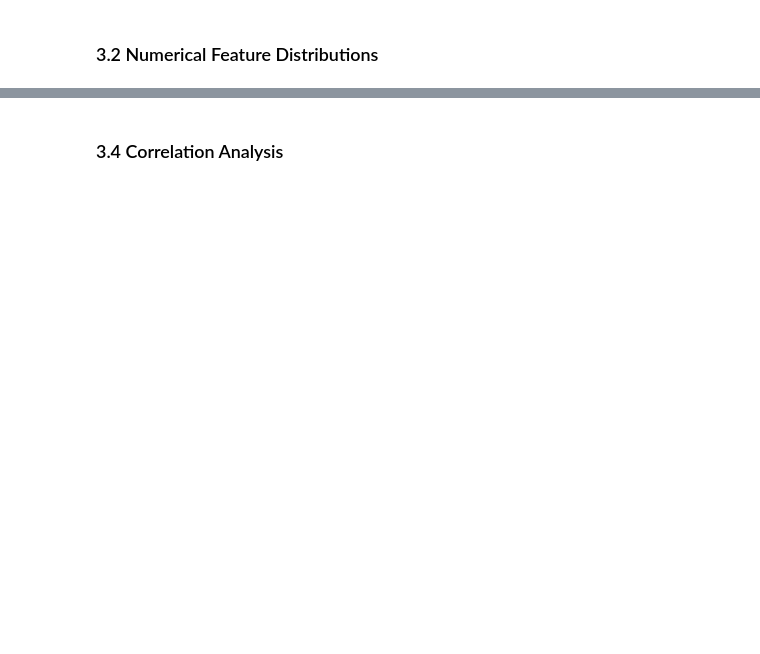
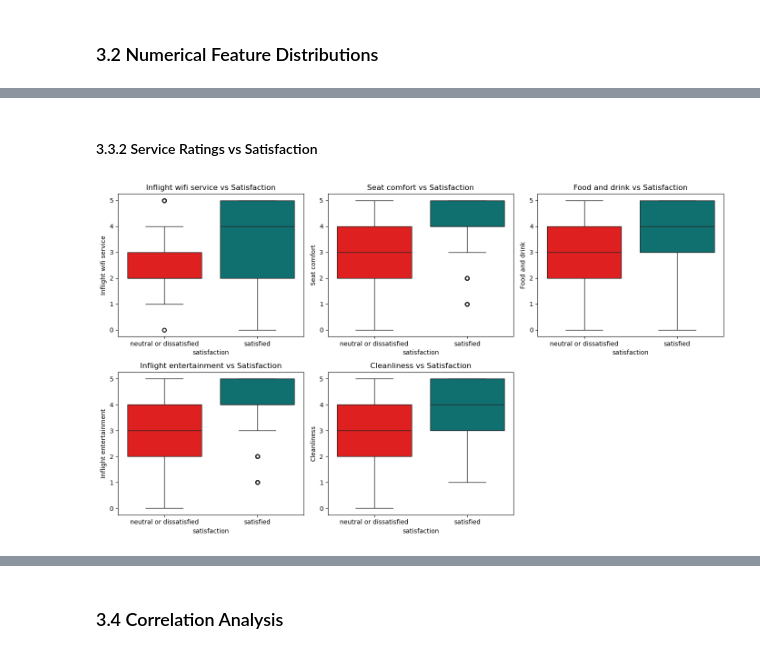
Before and after one commit to JuneHenia/Airline-Satisfaction-Prediction, a Jupyter notebook: Final project ML.ipynb, the cells around one changed output, grey strips where cells are left out. Saved outputs shown, nothing was run; the diff lists cells and outputs as text; code cells hidden in the pictures; blank space fills up the shorter version.

```diff
--- a/Final project ML.ipynb
+++ b/Final project ML.ipynb
@@ -258,0 +339,16 @@ This suggests the presence of extreme delay values, which may represent unusual
+# %% [markdown]
+#### 3.3.2 Service Ratings vs Satisfaction
+# %%
+service_features = ['Inflight wifi service', 'Seat comfort', 'Food and drink', 'Inflight entertainment', 'Cleanliness']
+
+plt.figure(figsize = (14,8))
+
+for i, feat in enumerate(service_features):
+    plt.subplot(2, 3, i+1)
+    sns.boxplot(data = airline_df, x = 'satisfaction', y = feat, palette = satisfaction_colors)
+    plt.title(f"{feat} vs Satisfaction")
+
+plt.tight_layout()
+plt.show()
+# %% [output]
+[figure, added]
```
Also changed, not shown: parts of 18 cells of this notebook.
